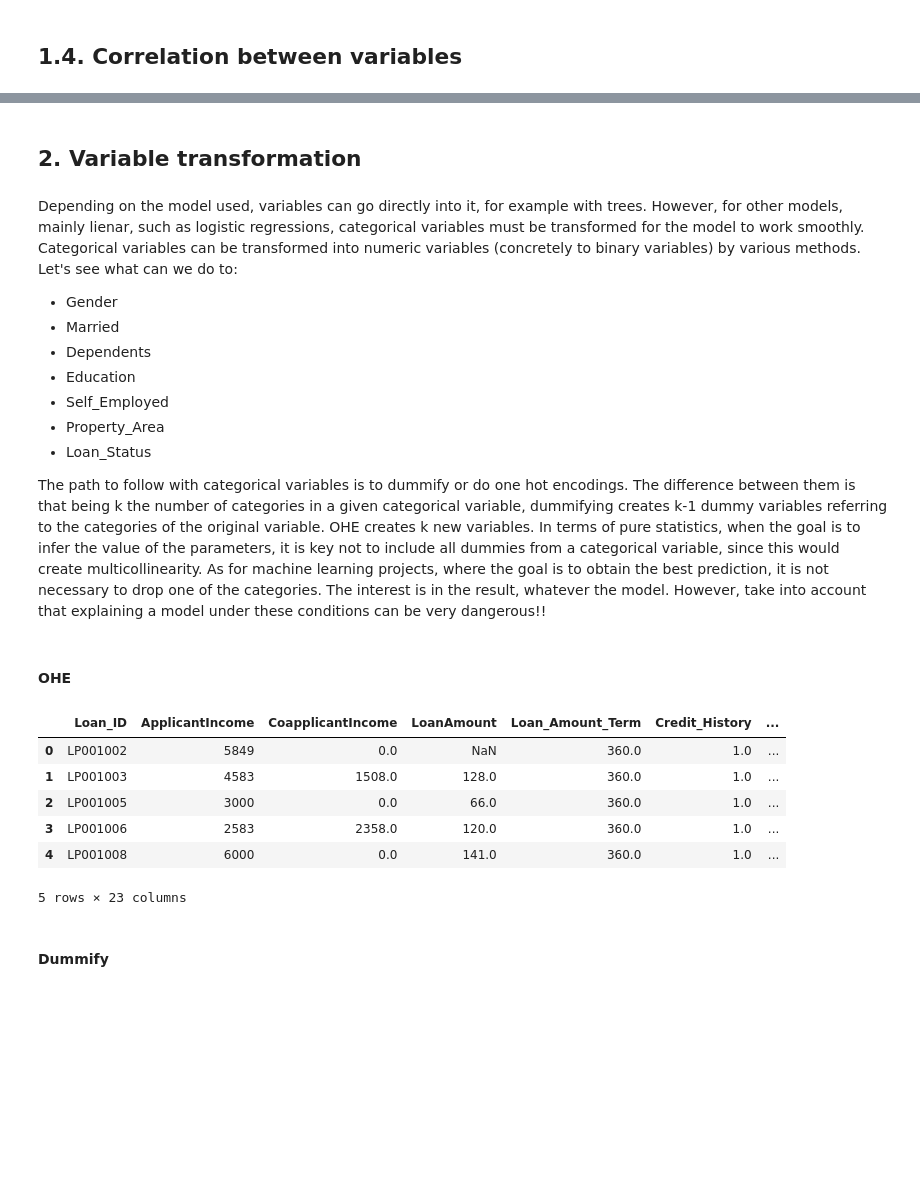
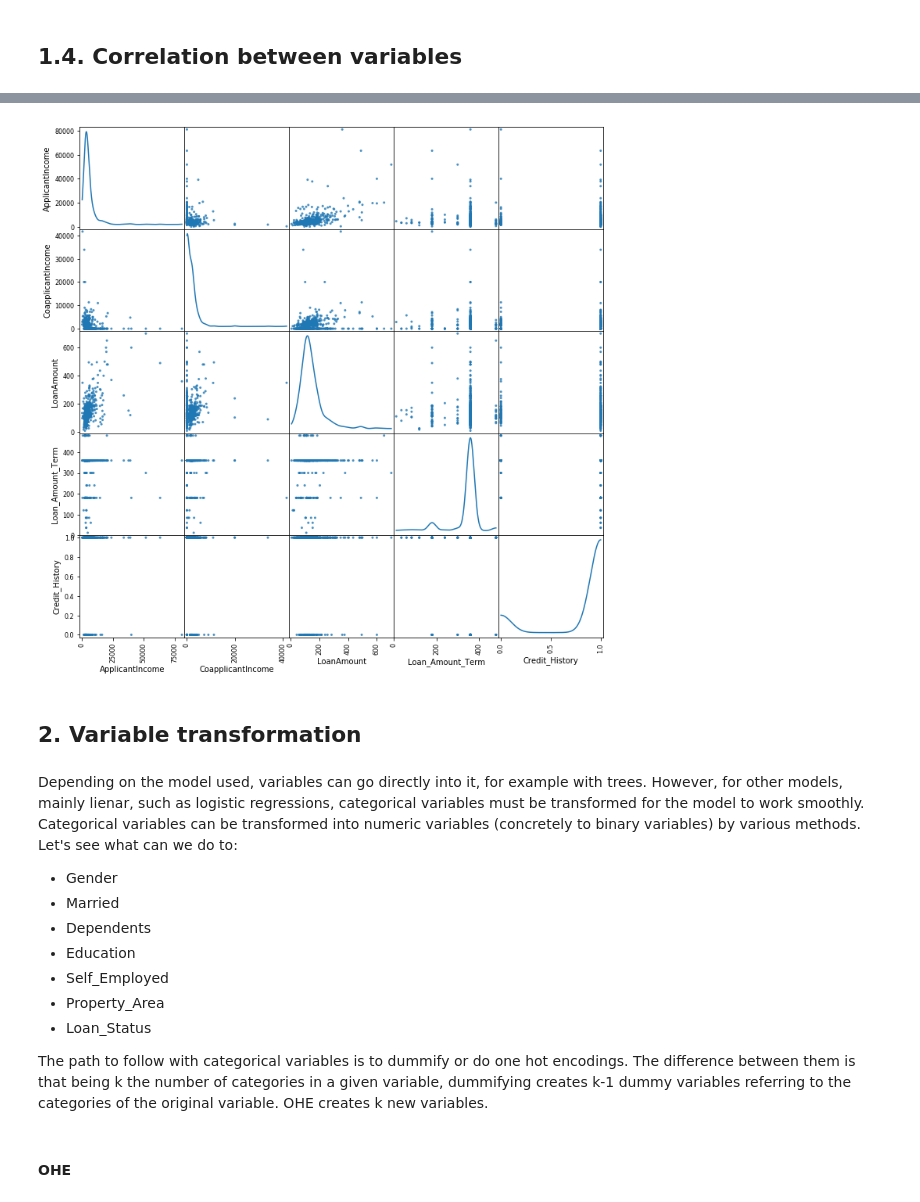
Before and after one commit to Santiesb/LoanPrediction, a Jupyter notebook: Loan_Prediction.ipynb, the cells around one changed output, grey strips where cells are left out. Cells and saved outputs as stored; diff of their text form; code cells hidden in the pictures; blank space fills up the shorter version.

Commit message:
Update Project with some steps like correlations and starting variable transformation

```diff
--- a/Loan_Prediction.ipynb
+++ b/Loan_Prediction.ipynb
@@ -167,3 +214,8 @@ plt.show()
+# %%
+pd.plotting.scatter_matrix(dfTrain, alpha = 0.8, figsize = (12, 12), diagonal = 'kde')
+plt.show()
+# %% [output]
+[figure, added]
 # %% [markdown]
 ## 2. Variable transformation
 # %% [markdown]
@@ -176,6 +228,6 @@ Depending on the model used, variables can go directly into it, for example with
 - Property_Area
 - Loan_Status
 
-The path to follow with categorical variables is to dummify or do one hot encodings. The difference between them is that being k the number of categories in a given categorical variable, dummifying creates k-1 dummy variables referring to the categories of the original variable. OHE creates k new variables. In terms of pure statistics, when the goal is to infer the value of the parameters, it is key not to include all dummies from a categorical variable, since this would create multicollinearity. As for machine learning projects, where the goal is to obtain the best prediction, it is not necessary to drop one of the categories. The interest is in the result, whatever the model. However, take into account that explaining a model under these conditions can be very dangerous!!
+The path to follow with categorical variables is to dummify or do one hot encodings. The difference between them is that being k the number of categories in a given variable, dummifying creates k-1 dummy variables referring to the categories of the original variable. OHE creates k new variables.
 # %% [markdown]
 #### OHE
@@ -188,12 +233,0 @@ for var in catVars:
-# %%
-dfTrain_OHE.head()
-# %% [output]
-|  | Loan_ID | ApplicantIncome | CoapplicantIncome | LoanAmount | Loan_Amount_Term | Credit_History | ... |
-| 0 | LP001002 | 5849 | 0.0 | NaN | 360.0 | 1.0 | ... |
-| 1 | LP001003 | 4583 | 1508.0 | 128.0 | 360.0 | 1.0 | ... |
-| 2 | LP001005 | 3000 | 0.0 | 66.0 | 360.0 | 1.0 | ... |
-| 3 | LP001006 | 2583 | 2358.0 | 120.0 | 360.0 | 1.0 | ... |
-| 4 | LP001008 | 6000 | 0.0 | 141.0 | 360.0 | 1.0 | ... |
-5 rows × 23 columns
-# %% [markdown]
-#### Dummify
```
Also changed, not shown: parts of 21 cells of this notebook.
